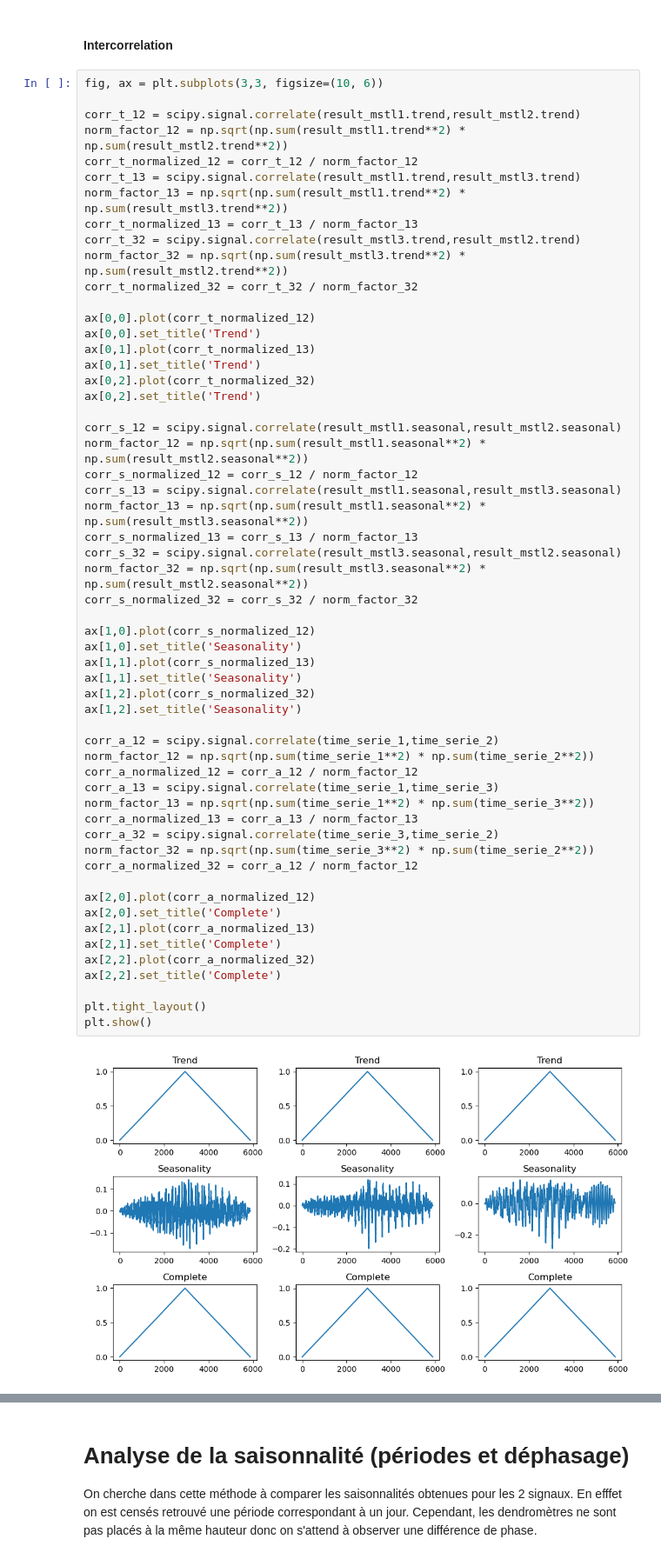
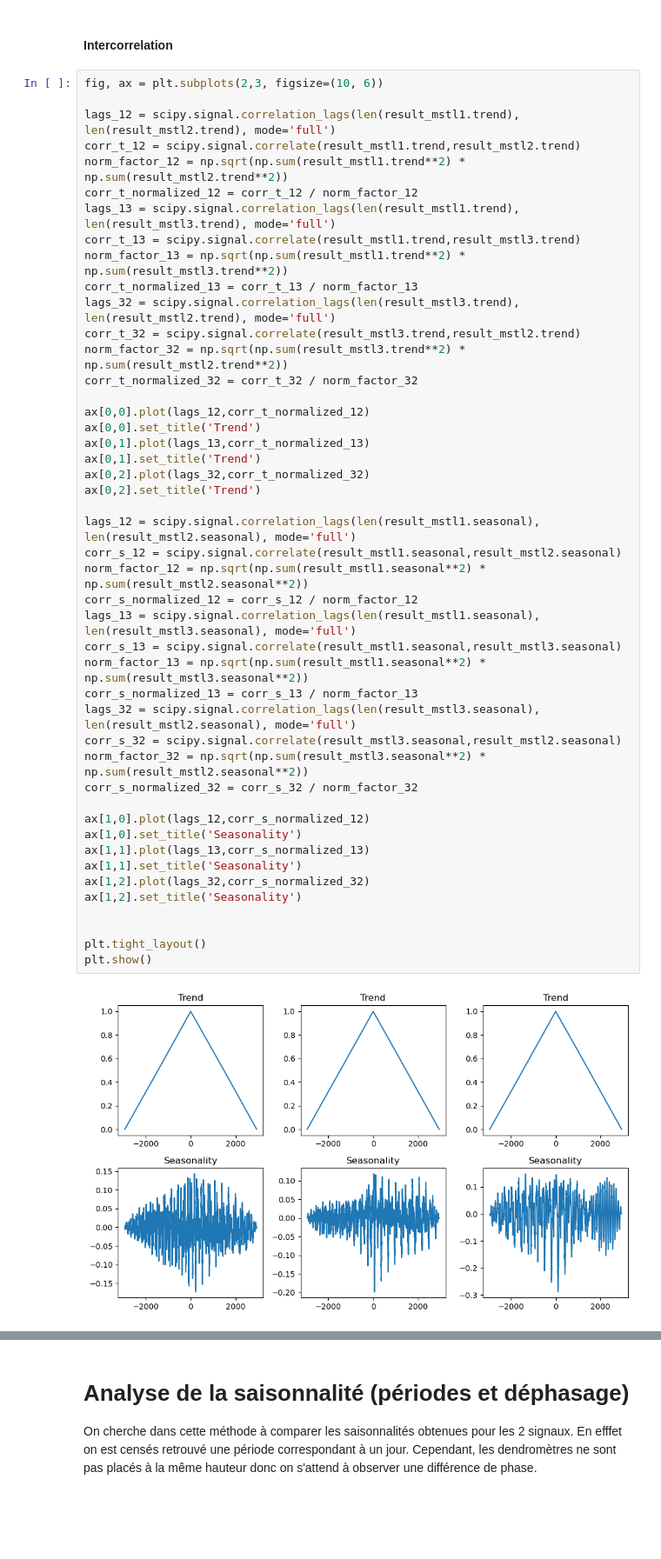
Before and after one commit to PiDchsn/Projet-RI, a Jupyter notebook: Radar.ipynb, the cells around one changed output, grey strips where cells are left out. Shown at 87% size. Saved outputs shown, nothing was run; the diff lists cells and outputs as text; blank space fills up the shorter version.

```diff
--- a/Radar.ipynb
+++ b/Radar.ipynb
@@ -683,60 +673,50 @@ Avec cette méthode, on peut observer que les résidus correspondent bien à des
 # %% [markdown]
 #### Intercorrelation
 # %%
-fig, ax = plt.subplots(3,3, figsize=(10, 6))
+fig, ax = plt.subplots(2,3, figsize=(10, 6))
 
+lags_12 = scipy.signal.correlation_lags(len(result_mstl1.trend), len(result_mstl2.trend), mode='full')
 corr_t_12 = scipy.signal.correlate(result_mstl1.trend,result_mstl2.trend)
 norm_factor_12 = np.sqrt(np.sum(result_mstl1.trend**2) * np.sum(result_mstl2.trend**2))
 corr_t_normalized_12 = corr_t_12 / norm_factor_12
+lags_13 = scipy.signal.correlation_lags(len(result_mstl1.trend), len(result_mstl3.trend), mode='full')
 corr_t_13 = scipy.signal.correlate(result_mstl1.trend,result_mstl3.trend)
 norm_factor_13 = np.sqrt(np.sum(result_mstl1.trend**2) * np.sum(result_mstl3.trend**2))
 corr_t_normalized_13 = corr_t_13 / norm_factor_13
+lags_32 = scipy.signal.correlation_lags(len(result_mstl3.trend), len(result_mstl2.trend), mode='full')
 corr_t_32 = scipy.signal.correlate(result_mstl3.trend,result_mstl2.trend)
 norm_factor_32 = np.sqrt(np.sum(result_mstl3.trend**2) * np.sum(result_mstl2.trend**2))
 corr_t_normalized_32 = corr_t_32 / norm_factor_32
 
-ax[0,0].plot(corr_t_normalized_12)
+ax[0,0].plot(lags_12,corr_t_normalized_12)
 ax[0,0].set_title('Trend')
-ax[0,1].plot(corr_t_normalized_13)
+ax[0,1].plot(lags_13,corr_t_normalized_13)
 ax[0,1].set_title('Trend')
-ax[0,2].plot(corr_t_normalized_32)
+ax[0,2].plot(lags_32,corr_t_normalized_32)
 ax[0,2].set_title('Trend')
 
+lags_12 = scipy.signal.correlation_lags(len(result_mstl1.seasonal), len(result_mstl2.seasonal), mode='full')
 corr_s_12 = scipy.signal.correlate(result_mstl1.seasonal,result_mstl2.seasonal)
 norm_factor_12 = np.sqrt(np.sum(result_mstl1.seasonal**2) * np.sum(result_mstl2.seasonal**2))
 corr_s_normalized_12 = corr_s_12 / norm_factor_12
+lags_13 = scipy.signal.correlation_lags(len(result_mstl1.seasonal), len(result_mstl3.seasonal), mode='full')
 corr_s_13 = scipy.signal.correlate(result_mstl1.seasonal,result_mstl3.seasonal)
 norm_factor_13 = np.sqrt(np.sum(result_mstl1.seasonal**2) * np.sum(result_mstl3.seasonal**2))
 corr_s_normalized_13 = corr_s_13 / norm_factor_13
+lags_32 = scipy.signal.correlation_lags(len(result_mstl3.seasonal), len(result_mstl2.seasonal), mode='full')
 corr_s_32 = scipy.signal.correlate(result_mstl3.seasonal,result_mstl2.seasonal)
 norm_factor_32 = np.sqrt(np.sum(result_mstl3.seasonal**2) * np.sum(result_mstl2.seasonal**2))
 corr_s_normalized_32 = corr_s_32 / norm_factor_32
 
-ax[1,0].plot(corr_s_normalized_12)
+ax[1,0].plot(lags_12,corr_s_normalized_12)
 ax[1,0].set_title('Seasonality')
-ax[1,1].plot(corr_s_normalized_13)
+ax[1,1].plot(lags_13,corr_s_normalized_13)
 ax[1,1].set_title('Seasonality')
-ax[1,2].plot(corr_s_normalized_32)
+ax[1,2].plot(lags_32,corr_s_normalized_32)
 ax[1,2].set_title('Seasonality')
 
-corr_a_12 = scipy.signal.correlate(time_serie_1,time_serie_2)
-norm_factor_12 = np.sqrt(np.sum(time_serie_1**2) * np.sum(time_serie_2**2))
-corr_a_normalized_12 = corr_a_12 / norm_factor_12
-corr_a_13 = scipy.signal.correlate(time_serie_1,time_serie_3)
-norm_factor_13 = np.sqrt(np.sum(time_serie_1**2) * np.sum(time_serie_3**2))
-corr_a_normalized_13 = corr_a_13 / norm_factor_13
-corr_a_32 = scipy.signal.correlate(time_serie_3,time_serie_2)
-norm_factor_32 = np.sqrt(np.sum(time_serie_3**2) * np.sum(time_serie_2**2))
-corr_a_normalized_32 = corr_a_12 / norm_factor_12
-
-ax[2,0].plot(corr_a_normalized_12)
-ax[2,0].set_title('Complete')
-ax[2,1].plot(corr_a_normalized_13)
-ax[2,1].set_title('Complete')
-ax[2,2].plot(corr_a_normalized_32)
-ax[2,2].set_title('Complete')
 
 plt.tight_layout()
 plt.show()
 # %% [output]
-[figure, old version]
+[figure, new version]
```
Also changed, not shown: parts of 27 cells of this notebook, 1 other file.
